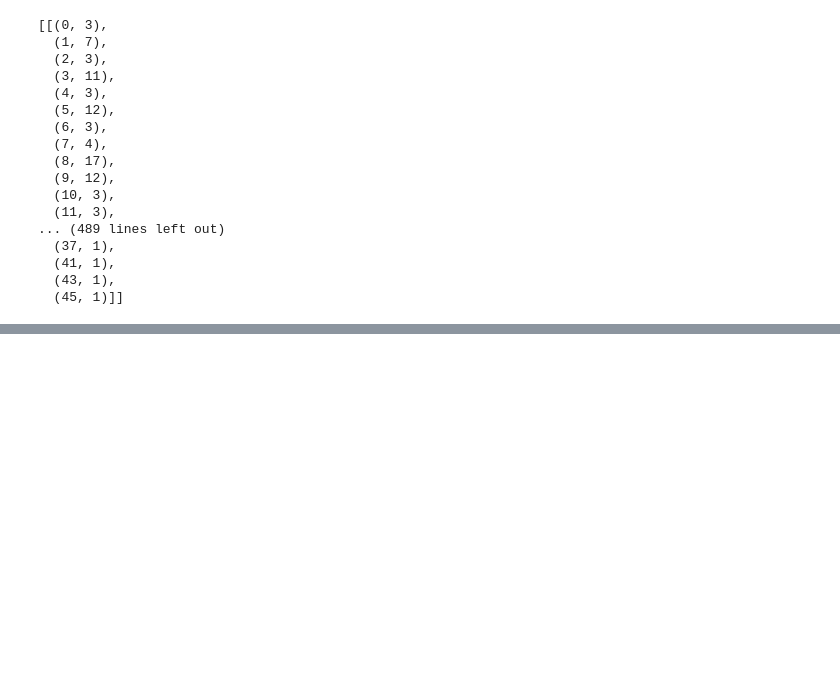
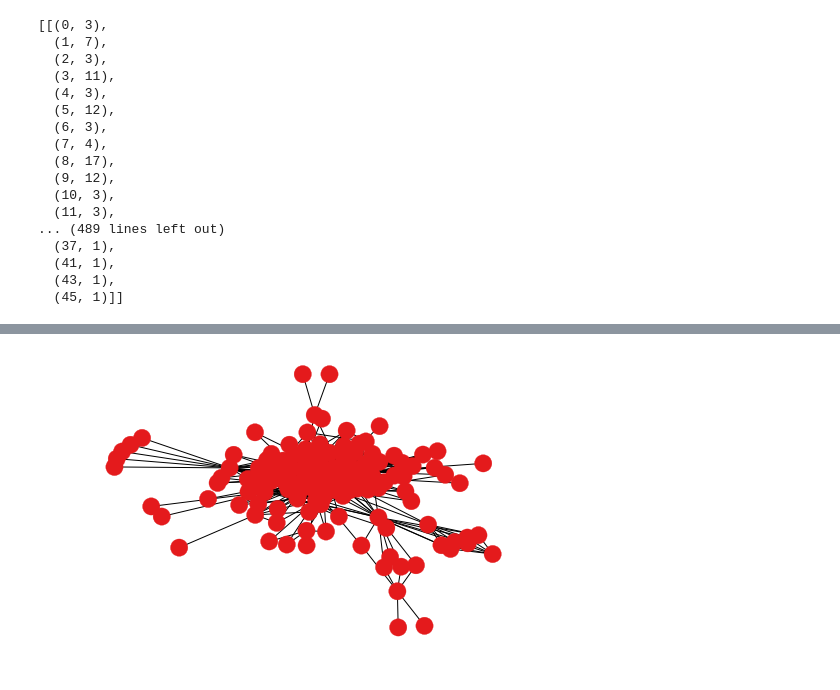
Before and after one commit to samanthawise/dstassignment4, a Jupyter notebook: topic model.ipynb, the cells around one changed output, grey strips where cells are left out. Saved outputs shown, nothing was run; the diff lists cells and outputs as text; code cells hidden in the pictures; blank space fills up the shorter version.

```diff
--- a/topic model.ipynb
+++ b/topic model.ipynb
@@ -205,0 +303,12 @@ corpus1
+# %%
+# second attempt
+
+G=nx.from_pandas_edgelist(bots, 'source_user@domain', 'destination_computer', create_using=nx.Graph())
+carac = pd.DataFrame({'ID':['U', 'C'], 'myvalue':['group1','group2']})
+carac= carac.set_index('ID')
+carac=carac.reindex(G.nodes())
+carac['myvalue']=pd.Categorical(carac['myvalue'])
+carac['myvalue'].cat.codes
+nx.draw(G, node_color=carac['myvalue'].cat.codes, cmap=plt.cm.Set1)
+# %% [output]
+[figure, added]
```
Also changed, not shown: parts of 38 cells of this notebook.
